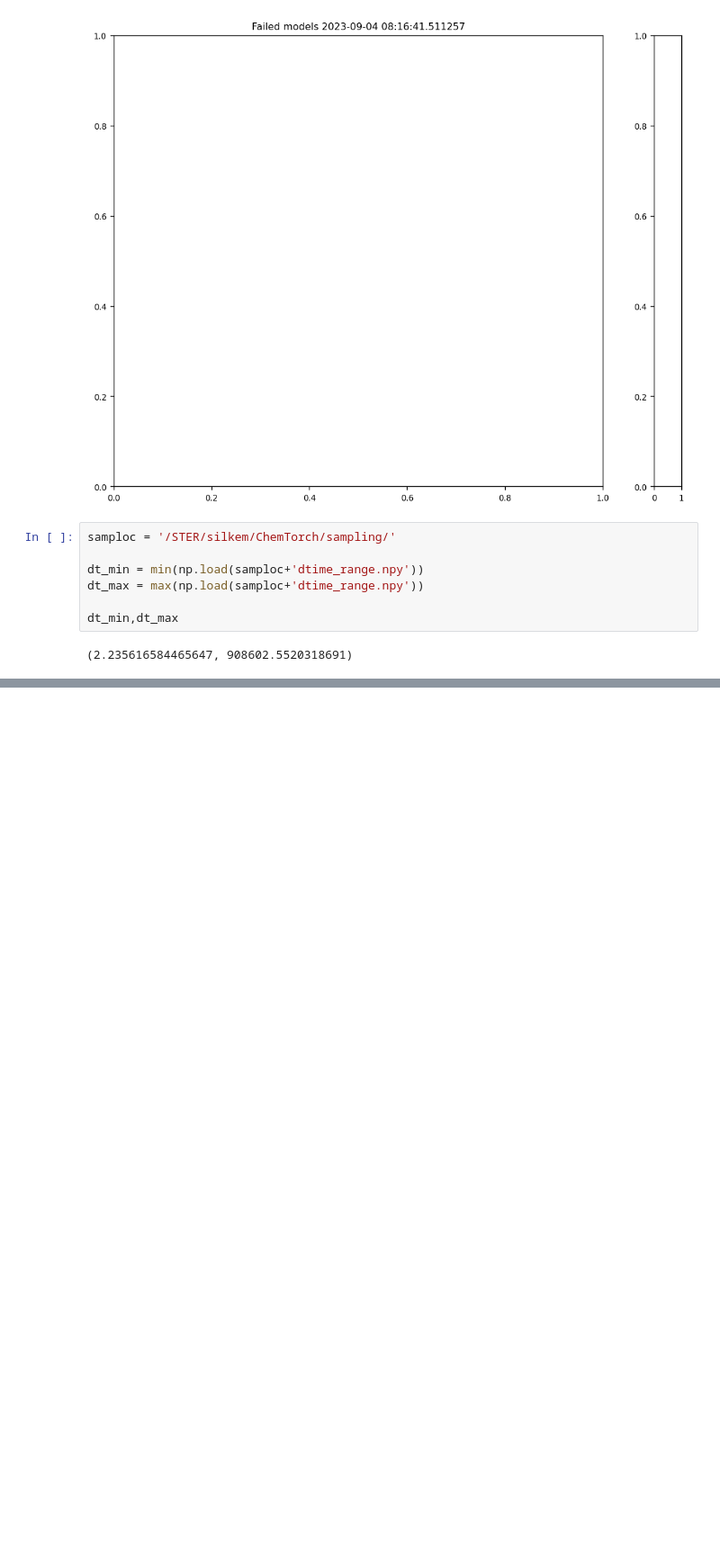
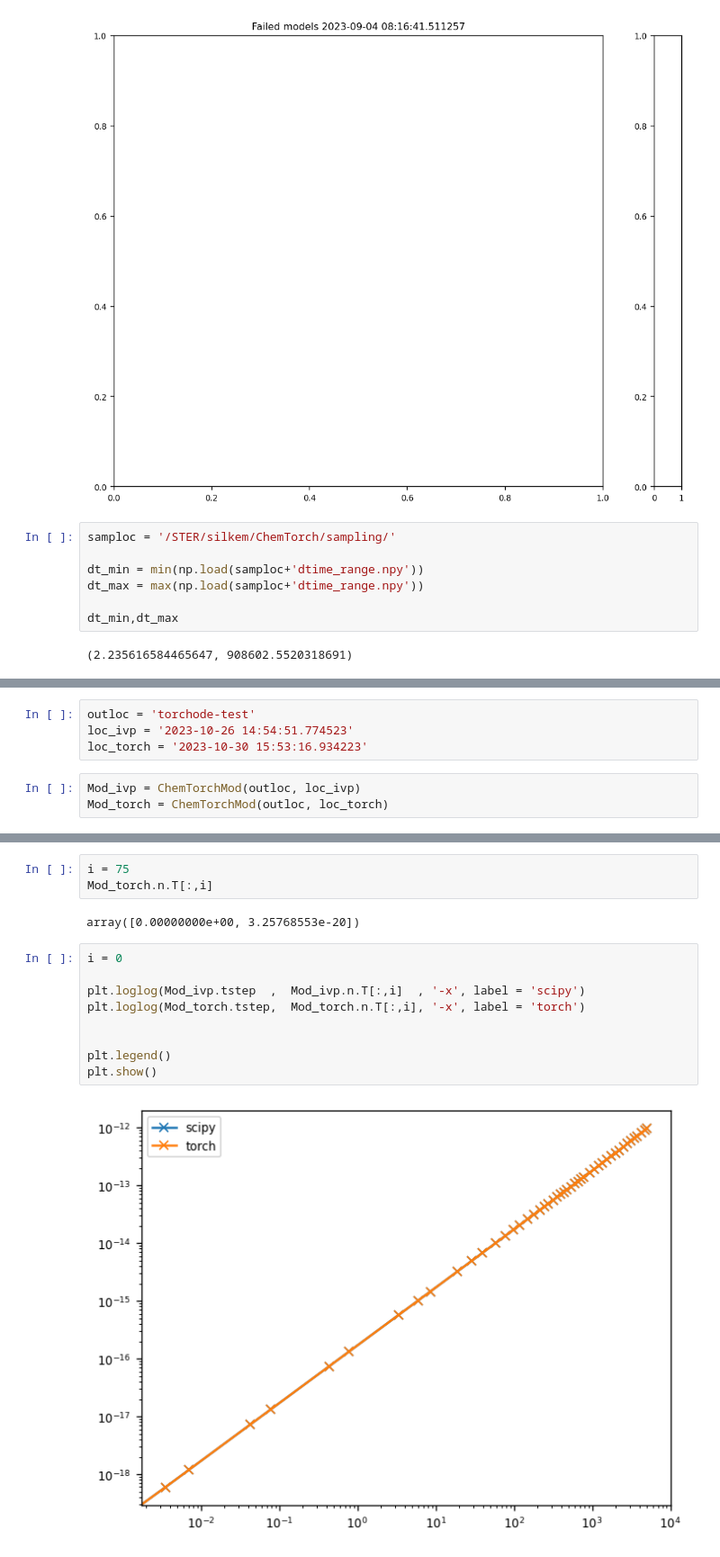
Before and after one commit to silkemaes/ChemPy, a Jupyter notebook: explore.ipynb, the cells around one changed output, grey strips where cells are left out. Shown at 90% size. Drawn from its saved outputs; the diff is of its cells as text; blank space fills up the shorter version.

Commit message:
Solving with torchode works!

```diff
--- a/explore.ipynb
+++ b/explore.ipynb
@@ -359,0 +364,7 @@ dt_min,dt_max
+# %%
+outloc = 'torchode-test'
+loc_ivp = '2023-10-26 14:54:51.774523'
+loc_torch = '2023-10-30 15:53:16.934223'
+# %%
+Mod_ivp = ChemTorchMod(outloc, loc_ivp)
+Mod_torch = ChemTorchMod(outloc, loc_torch)
@@ -359,0 +400,16 @@ dt_min,dt_max
+# %%
+i = 75
+Mod_torch.n.T[:,i]
+# %% [output]
+array([0.00000000e+00, 3.25768553e-20])
+# %%
+i = 0
+
+plt.loglog(Mod_ivp.tstep  ,  Mod_ivp.n.T[:,i]  , '-x', label = 'scipy')
+plt.loglog(Mod_torch.tstep,  Mod_torch.n.T[:,i], '-x', label = 'torch')
+
+
+plt.legend()
+plt.show()
+# %% [output]
+[figure, added]
```
Also changed, not shown: parts of 6 cells of this notebook, 7 other files.
